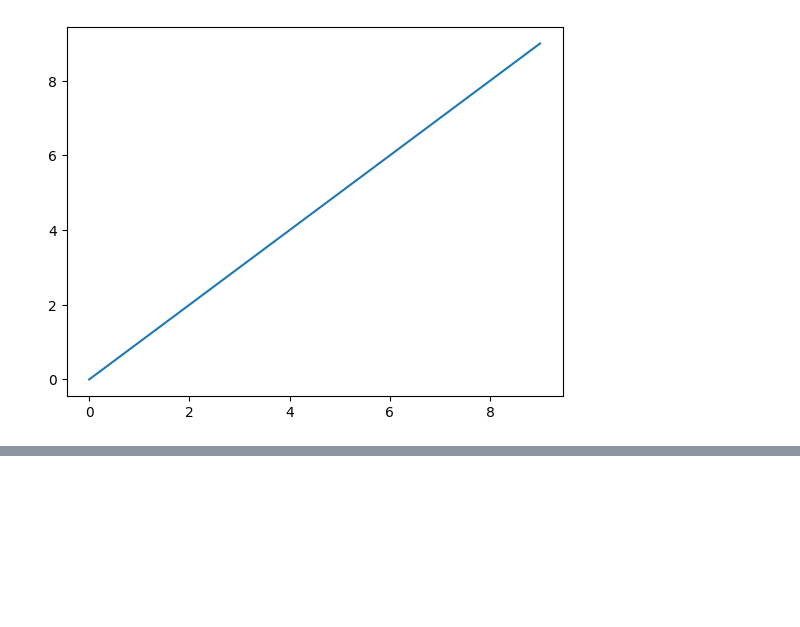
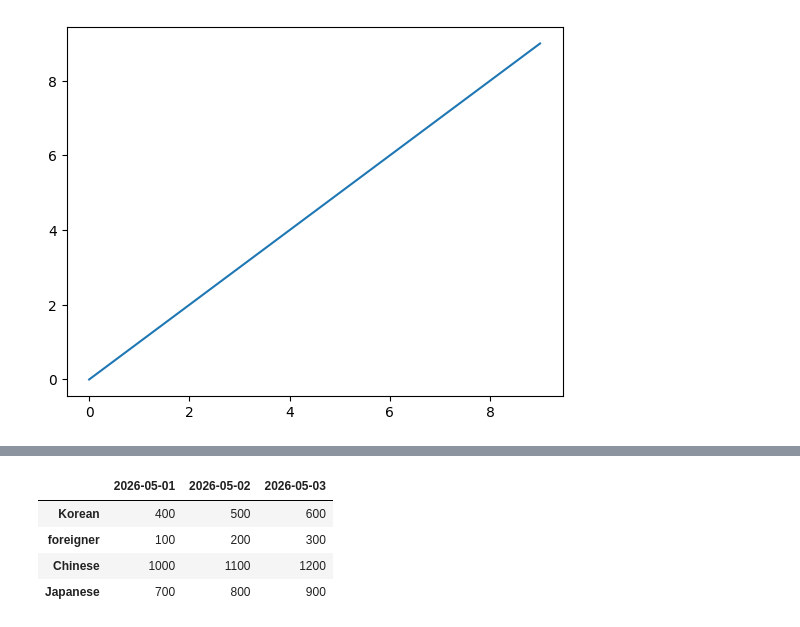
Before and after one commit to ilikekoko/python260527, a Jupyter notebook: DemoPandas.ipynb, the cells around one changed output, grey strips where cells are left out. Saved outputs shown, nothing was run; the diff lists cells and outputs as text; code cells hidden in the pictures; blank space fills up the shorter version.

```diff
--- a/DemoPandas.ipynb
+++ b/DemoPandas.ipynb
@@ -12,0 +57,8 @@ plt.plot(np.arange(10))
+# %%
+df.T
+# %% [output]
+|  | 2026-05-01 | 2026-05-02 | 2026-05-03 |
+| Korean | 400 | 500 | 600 |
+| foreigner | 100 | 200 | 300 |
+| Chinese | 1000 | 1100 | 1200 |
+| Japanese | 700 | 800 | 900 |
```
Also changed, not shown: parts of 12 cells of this notebook, 10 other files.
